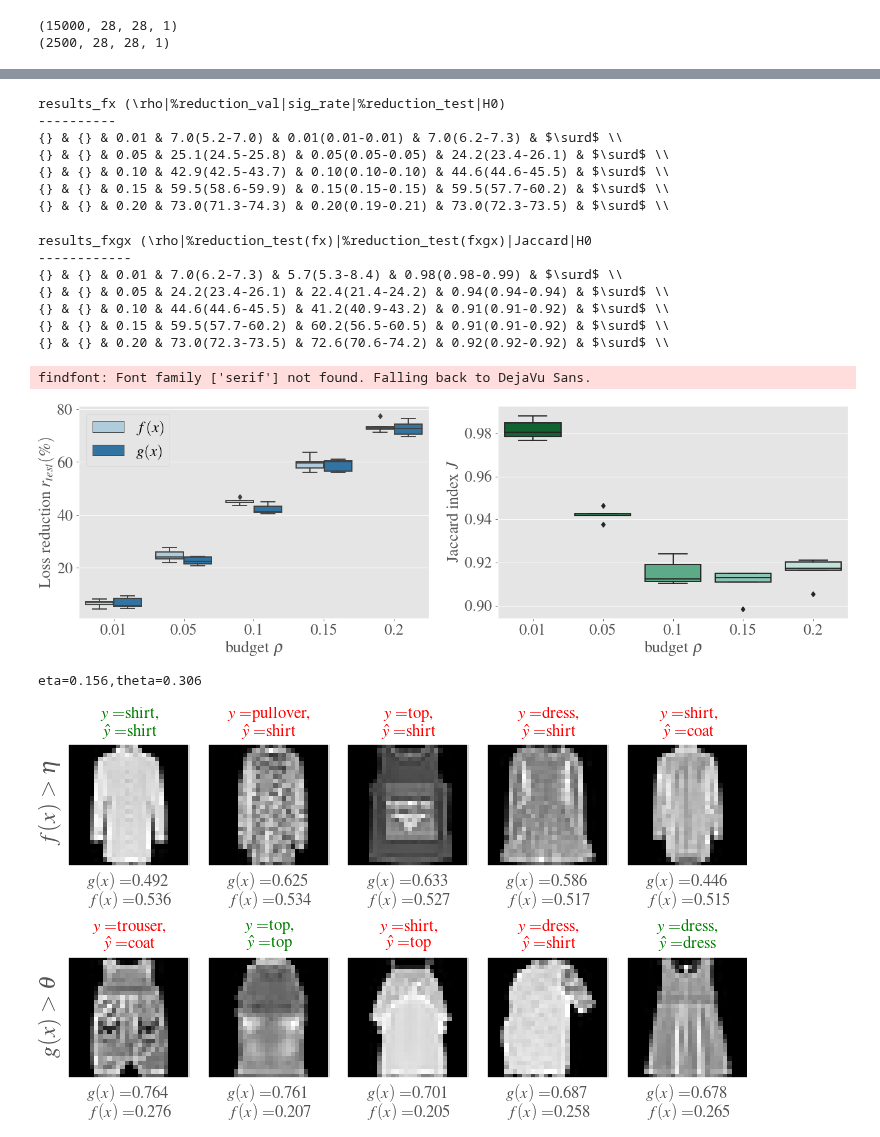
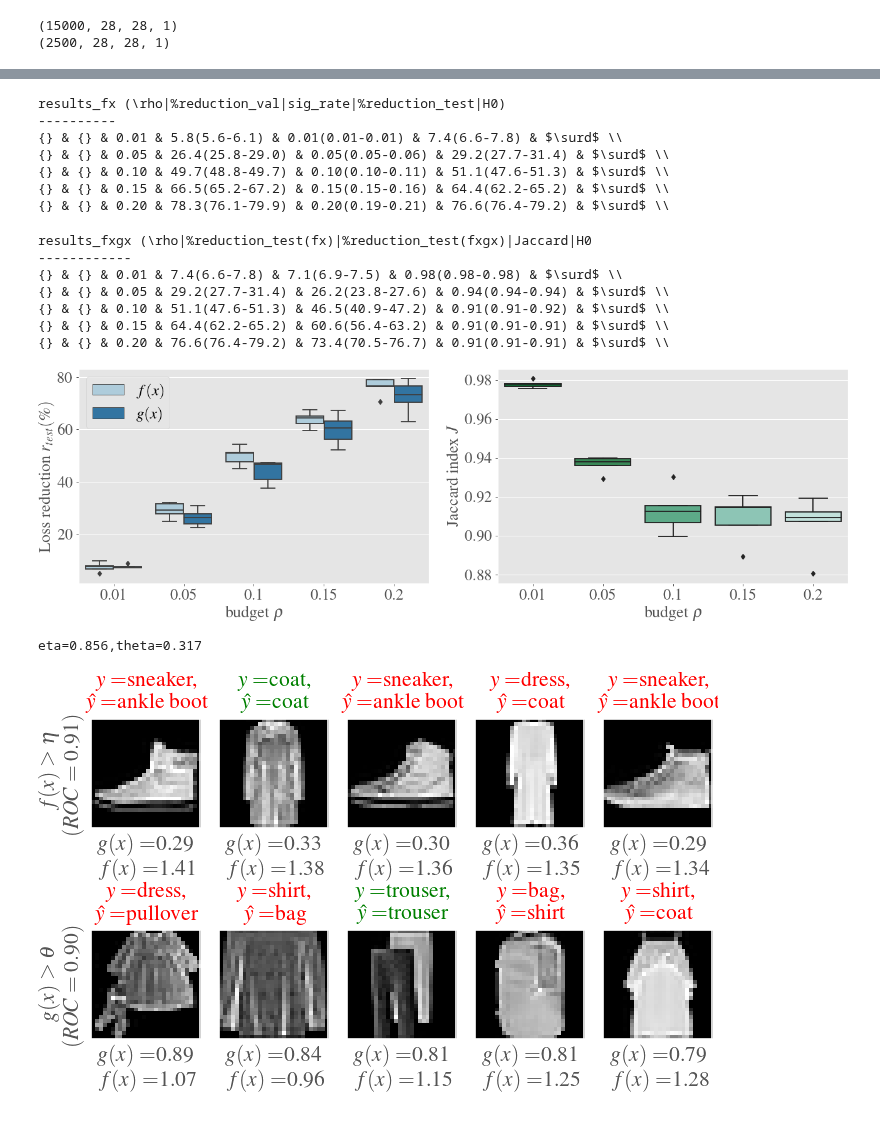
Before and after one commit to cesar-claros/synergistic, a Jupyter notebook: Fashion_MNIST_cnn_mod.ipynb, the cells around one changed output, grey strips where cells are left out. Saved outputs shown, nothing was run; the diff lists cells and outputs as text; code cells hidden in the pictures.

Commit message:
reproducibility for same device and figure layout fixed

```diff
--- a/Fashion_MNIST_cnn_mod.ipynb
+++ b/Fashion_MNIST_cnn_mod.ipynb
@@ -78,11 +81,11 @@ def init_model(input_dim):
 # %%
 #%%
 # Signaling function fitting and evaluation
-def signalingFunction(X_train, y_train, y_train_pred_th, X_val, y_val, y_val_pred_th, X_test, y_test, y_test_pred_th, kernel='exponential', norm='l01'):
+def signalingFunction(X_train, y_train, y_train_pred_th, X_val, y_val, y_val_pred_th, X_test, y_test, y_test_pred_th, kernel='exponential', norm='l01', ex_dim=1):
     # X_train, X_val should be scaled
     # Fit signaling function
     exp = sgn.signaling(norm=norm) # idx = [train,test,val]
-    exp.fit(X_train, y_train, y_train_pred_th, kernel=kernel, n_iter=500, lr=0.01)
+    exp.fit(X_train, y_train, y_train_pred_th, kernel=kernel, n_iter=500, lr=0.01, ex_dim=ex_dim)
     table_val = exp.evaluate(X_val, y_val, y_val_pred_th, rule_grid=np.linspace(0,3,30, endpoint=False))
     table_test = exp.test(X_test, y_test, y_test_pred_th, table_val['rule'].to_numpy(), table_val['eta'].to_numpy())
     table = pd.concat([table_val,table_test],axis=1)
@@ -180,19 +189,24 @@ print(X_test.shape)
 report_table = []
 report_criteria = []
 report_plot = []
-kf = model_selection.StratifiedKFold(n_splits=5, shuffle=True, random_state=321)
-clf = 'softmax'
+kf = model_selection.StratifiedKFold(n_splits=5, shuffle=True, random_state=SEED)
+clf = 'softmax_act'
 addPredictions = True
 applyPCA = False
 accuracy = 0
 es = tf.keras.callbacks.EarlyStopping(monitor='val_loss', mode='min', verbose=1)
 y_test = tf.keras.utils.to_categorical(y_test)
 for train, val in kf.split(Data_X, Data_y):
+    print(train[:10])
+    print(val[:10])
+
     X_train = Data_X[train]
     y_train = Data_y[train]
+    print(y_train[:10])
     y_train = tf.keras.utils.to_categorical(y_train)
     X_val = Data_X[val]
     y_val = Data_y[val]
+    print(y_val[:10])
     y_val = tf.keras.utils.to_categorical(y_val)
 
     # sample = sample[:12500]
@@ -206,6 +220,7 @@ for train, val in kf.split(Data_X, Data_y):
     # TRAINING MODEL
     model = init_model(input_dim=Data_X.shape[1:])
     model.fit(X_train, y_train, batch_size=128, epochs=10, verbose=0, validation_data=(X_val, y_val), callbacks=[es])
+    # model.fit(X_train, y_train, batch_size=128, epochs=10, verbose=0, validation_data=(X_val, y_val))
 
     y_train_pred_soft, y_train_pred_th = pred_output(model, X_train)
     print('accuracy(Train)={}'.format(np.sum(y_train_pred_th==np.argmax(y_train,axis=1))/y_train_pred_th.size))
@@ -227,6 +242,9 @@ for train, val in kf.split(Data_X, Data_y):
     # X_test_GP = X_test.reshape(-1,np.prod(X_test.shape[1:]))
     if addPredictions:
             # Add predictions
+            # y_train_pred_soft = y_train_pred_soft[:,1:]
+            # y_val_pred_soft = y_val_pred_soft[:,1:]
+            # y_test_pred_soft = y_test_pred_soft[:,1:]
             X_train_GP = np.concatenate((X_train_GP, y_train_pred_soft), axis=1)
             X_val_GP = np.concatenate((X_val_GP, y_val_pred_soft), axis=1)
             X_test_GP = np.concatenate((X_test_GP, y_test_pred_soft), axis=1)
@@ -243,7 +261,11 @@ for train, val in kf.split(Data_X, Data_y):
 
     table, exp = signalingFunction(X_train_GP, np.argmax(y_train, axis=1), y_train_pred_th, \
                                    X_val_GP, np.argmax(y_val, axis=1), y_val_pred_th,\
-                                   X_test_GP, np.argmax(y_test, axis=1), y_test_pred_th)
+                                   X_test_GP, np.argmax(y_test, axis=1), y_test_pred_th,\
+                                   kernel='e*e', ex_dim=y_train_pred_soft.shape[1])
+    print('gpr_mean=',exp.gpr_mean_test[:10])
+    print('gpr_mean=',exp.gpr_mean_val[:10])
+
     report_table.append(table)
     # Baseline for comparison
     crit_table = baselineCriteria(np.argmax(y_val, axis=1), y_val_pred_soft, y_val_pred_th,\
@@ -341,11 +379,11 @@ print(output_fx.getvalue())
 # %% [output]
 results_fx (\rho|%reduction_val|sig_rate|%reduction_test|H0)
 ----------
-{} & {} & 0.01 & 7.0(5.2-7.0) & 0.01(0.01-0.01) & 7.0(6.2-7.3) & $\surd$ \\
-{} & {} & 0.05 & 25.1(24.5-25.8) & 0.05(0.05-0.05) & 24.2(23.4-26.1) & $\surd$ \\
-{} & {} & 0.10 & 42.9(42.5-43.7) & 0.10(0.10-0.10) & 44.6(44.6-45.5) & $\surd$ \\
-{} & {} & 0.15 & 59.5(58.6-59.9) & 0.15(0.15-0.15) & 59.5(57.7-60.2) & $\surd$ \\
-{} & {} & 0.20 & 73.0(71.3-74.3) & 0.20(0.19-0.21) & 73.0(72.3-73.5) & $\surd$ \\
+{} & {} & 0.01 & 5.8(5.6-6.1) & 0.01(0.01-0.01) & 7.4(6.6-7.8) & $\surd$ \\
+{} & {} & 0.05 & 26.4(25.8-29.0) & 0.05(0.05-0.06) & 29.2(27.7-31.4) & $\surd$ \\
+{} & {} & 0.10 & 49.7(48.8-49.7) & 0.10(0.10-0.11) & 51.1(47.6-51.3) & $\surd$ \\
+{} & {} & 0.15 & 66.5(65.2-67.2) & 0.15(0.15-0.16) & 64.4(62.2-65.2) & $\surd$ \\
+{} & {} & 0.20 & 78.3(76.1-79.9) & 0.20(0.19-0.21) & 76.6(76.4-79.2) & $\surd$ \\
 # %%
 # Dataframe for comparison f(x)-g(x)
 results_fxgx = results_fxgx.loc[p_value_col <= 0.05]
@@ -368,11 +406,11 @@ print(output_fxgx.getvalue())
 # %% [output]
 results_fxgx (\rho|%reduction_test(fx)|%reduction_test(fxgx)|Jaccard|H0
 ------------
-{} & {} & 0.01 & 7.0(6.2-7.3) & 5.7(5.3-8.4) & 0.98(0.98-0.99) & $\surd$ \\
-{} & {} & 0.05 & 24.2(23.4-26.1) & 22.4(21.4-24.2) & 0.94(0.94-0.94) & $\surd$ \\
-{} & {} & 0.10 & 44.6(44.6-45.5) & 41.2(40.9-43.2) & 0.91(0.91-0.92) & $\surd$ \\
-{} & {} & 0.15 & 59.5(57.7-60.2) & 60.2(56.5-60.5) & 0.91(0.91-0.92) & $\surd$ \\
-{} & {} & 0.20 & 73.0(72.3-73.5) & 72.6(70.6-74.2) & 0.92(0.92-0.92) & $\surd$ \\
+{} & {} & 0.01 & 7.4(6.6-7.8) & 7.1(6.9-7.5) & 0.98(0.98-0.98) & $\surd$ \\
+{} & {} & 0.05 & 29.2(27.7-31.4) & 26.2(23.8-27.6) & 0.94(0.94-0.94) & $\surd$ \\
+{} & {} & 0.10 & 51.1(47.6-51.3) & 46.5(40.9-47.2) & 0.91(0.91-0.92) & $\surd$ \\
+{} & {} & 0.15 & 64.4(62.2-65.2) & 60.6(56.4-63.2) & 0.91(0.91-0.91) & $\surd$ \\
+{} & {} & 0.20 & 76.6(76.4-79.2) & 73.4(70.5-76.7) & 0.91(0.91-0.91) & $\surd$ \\
 # %%
 #%%
 # Save results in csv fomat
@@ -400,8 +438,7 @@ plt.tight_layout()
 path_fig_fxgx = "drive/My Drive/NIPS2020/results/fashionMNIST/fig_fxgx_{clf}_yhat{yhat}_pca{pca}.pdf".format(clf=clf, pca=applyPCA, yhat=addPredictions)
 plt.savefig(path_fig_fxgx, bbox_inches='tight', facecolor='w')
 # %% [output]
-findfont: Font family ['serif'] not found. Falling back to DejaVu Sans.
-[figure, old version]
+[figure, new version]
 # %%
 rho = 0.15
 X_test_best = X_test_best.squeeze()
@@ -420,7 +457,10 @@ top_crit_idx = top_crit_idx[np.argsort(crit_test[top_crit_idx])[::-1]]# Added
 output_text = io.StringIO()
 print('eta={:.3f},theta={:.3f}'.format(eta,theta))
 # %% [output]
-eta=0.156,theta=0.306
+eta=0.856,theta=0.317
+# %%
+roc_f = metrics.roc_auc_score(exp_best.L_test, f_test)
+roc_crit = metrics.roc_auc_score(exp_best.L_test, crit_test)
 # %%
 # Plot selected instances
 # initialize the label
@@ -435,39 +475,40 @@ fig1, ax = plt.subplots(row, col, figsize=(6.0, 3.5), constrained_layout=True, d
 # fig1.subplots_adjust(wspace=-0.1, hspace=0.25, top=0.45)
 # for i in top_f_idx:
 j = 0
 for i,k in zip(top_f_idx, top_crit_idx):
     if np.argmax(y_test_best, axis=1)[i] != y_test_pred_th_best[i]:
         color = 'red'
     else:
         color = 'green'
     # ax = fig1.add_subplot(3, 4, j+1)
     ax[0][j].imshow(X_test_best[i, :, :], cmap='gray', interpolation='none')
     ax[0][j].set_title(r'$y=${s1}'.format(s1=labelNames[np.argmax(y_test_best, axis=1)[i]])+',\n'+\
-                    r'$\hat{{y}}=${s2}'.format(s2=labelNames[y_test_pred_th_best[i]]), color=color, fontsize=10)
-    ax[0][j].set_xlabel(r"$g(x)=${:.3f}".format(crit_test[i])+'\n$f(x)=${:.3f}'.format(f_test[i]), fontsize=10)
+                    r'$\hat{{y}}=${s2}'.format(s2=labelNames[y_test_pred_th_best[i]]), color=color, fontsize=13)
+    ax[0][j].set_xlabel(r"$g(x)=${:.2f}".format(crit_test[i])+'\n$f(x)=${:.2f}'.format(f_test[i]), fontsize=13)
     ax[0][j].set_xticks([])
     ax[0][j].set_yticks([])
 
     if np.argmax(y_test_best, axis=1)[k] != y_test_pred_th_best[k]:
         color = 'red'
     else:
         color = 'green'
     # ax = fig1.add_subplot(3, 4, j+1)
     ax[1][j].imshow(X_test_best[k, :, :], cmap='gray', interpolation='none')
     ax[1][j].set_title(r'$y=${s1}'.format(s1=labelNames[np.argmax(y_test_best, axis=1)[k]])+',\n'+\
-                    r'$\hat{{y}}=${s2}'.format(s2=labelNames[y_test_pred_th_best[k]]), color=color, fontsize=10)
-    ax[1][j].set_xlabel(r"$g(x)=${:.3f}".format(crit_test[k])+'\n$f(x)=${:.3f}'.format(f_test[k]), fontsize=10)
+                    r'$\hat{{y}}=${s2}'.format(s2=labelNames[y_test_pred_th_best[k]]), color=color, fontsize=13)
+    ax[1][j].set_xlabel(r"$g(x)=${:.2f}".format(crit_test[k])+'\n$f(x)=${:.2f}'.format(f_test[k]), fontsize=13)
     ax[1][j].set_xticks([])
     ax[1][j].set_yticks([])
     j = j + 1
-# ax[0][0].set_ylabel(r"$f(x)>\eta$"+"\n"+r"$(\eta={:.3f})$".format(eta), fontsize=14)
-ax[0][0].set_ylabel(r"$f(x)>\eta$", fontsize=14)
-# ax[1][0].set_ylabel(r"$g(x)>\theta$"+"\n"+r"$(\theta={:.3f})$".format(theta), fontsize=14)
-ax[1][0].set_ylabel(r"$g(x)>\theta$", fontsize=14)
+fig1.set_constrained_layout_pads(w_pad=0, h_pad=0, hspace=0.01, wspace=-.5)
+ax[0][0].set_ylabel(r"$f(x)>\eta$"+"\n"+r"$(ROC={:.2f})$".format(roc_f), fontsize=13)
+# ax[0][0].set_ylabel(r"$f(x)>\eta$", fontsize=14)
+ax[1][0].set_ylabel(r"$g(x)>\theta$"+"\n"+r"$(ROC={:.2f})$".format(roc_crit), fontsize=13)
+# ax[1][0].set_ylabel(r"$g(x)>\theta$", fontsize=14)
 # fig1.text(0.5, 0.01, r'$\rho={},~|f(x)>\eta|={},~|g(x)>\theta|={}$'.format(rho,np.sum(f_test>eta),np.sum(crit_test>theta)), ha='center', fontsize = 12)
 # plt.suptitle(r'Top {} selected instances'.format(top_n), fontsize=15)
 # plt.tight_layout()
 path_fig_fxgx_test = "drive/My Drive/NIPS2020/results/fashionMNIST/fig_fxgx_test_{clf}_yhat{yhat}_pca{pca}.svg".format(clf=clf, pca=applyPCA, yhat=addPredictions)
 plt.savefig(path_fig_fxgx_test, bbox_inches='tight', facecolor='w')
 # %% [output]
-[figure, old version]
+[figure, new version]
```
Also changed, not shown: parts of 8 cells of this notebook.
